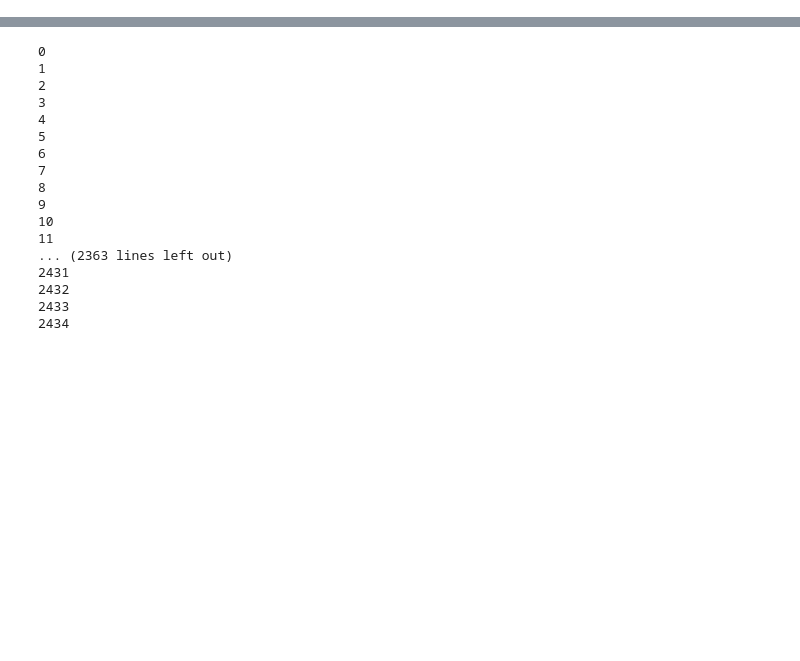
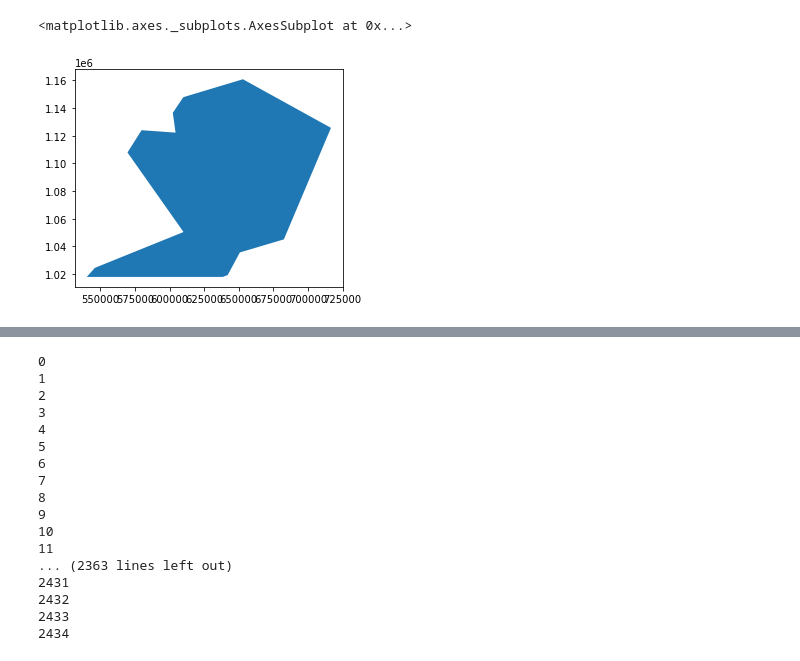
Before and after one commit to ronjalappe/VN_coastline_dynamics, a Jupyter notebook: test2.ipynb, the cells around one changed output, grey strips where cells are left out. Cells and saved outputs as stored; diff of their text form; code cells hidden in the pictures; blank space fills up the shorter version.

```diff
--- a/test2.ipynb
+++ b/test2.ipynb
@@ -13,0 +12,7 @@ crs = "EPSG:3857"
+# %%
+box = gpd.read_file(os.path.join(data_dir,poly_file))
+box = box[box.id == 2]
+box.plot()
+# %% [output]
+<matplotlib.axes._subplots.AxesSubplot at 0x...>
+[figure, added]
```
Also changed, not shown: parts of 11 cells of this notebook, 8 other files.
